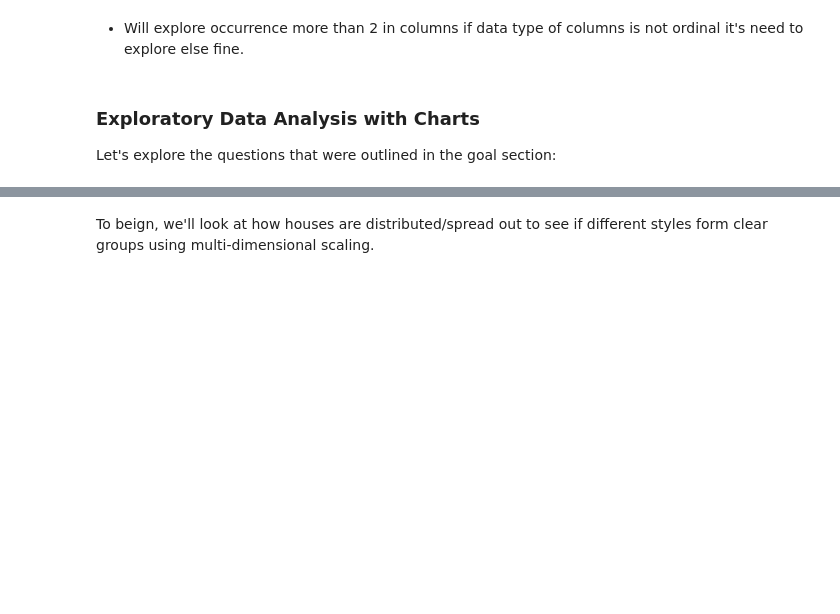
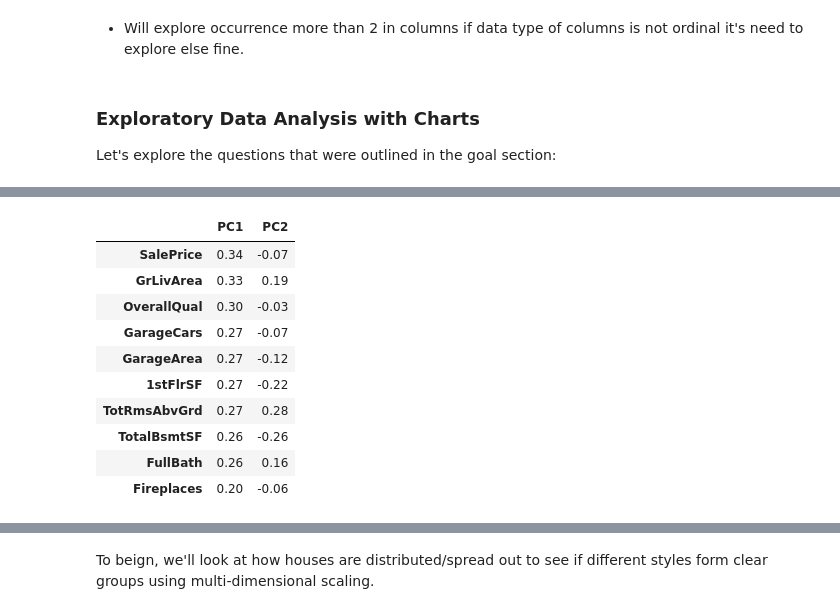
Before and after one commit to annugit1655/Real-Estate-Price-Prediction, a Jupyter notebook: Real-Estate-Price-Prediction/notebooks/EDA-house-part-1.ipynb, the cells around one changed output, grey strips where cells are left out. Drawn from its saved outputs; the diff is of its cells as text; code cells hidden in the pictures; blank space fills up the shorter version.

```diff
--- a/Real-Estate-Price-Prediction/notebooks/EDA-house-part-1.ipynb
+++ b/Real-Estate-Price-Prediction/notebooks/EDA-house-part-1.ipynb
@@ -322,0 +408,14 @@ plt.show()
+# %%
+pc_df.nlargest(10, columns=['PC1'])
+# %% [output]
+|  | PC1 | PC2 |
+| SalePrice | 0.34 | -0.07 |
+| GrLivArea | 0.33 | 0.19 |
+| OverallQual | 0.30 | -0.03 |
+| GarageCars | 0.27 | -0.07 |
+| GarageArea | 0.27 | -0.12 |
+| 1stFlrSF | 0.27 | -0.22 |
+| TotRmsAbvGrd | 0.27 | 0.28 |
+| TotalBsmtSF | 0.26 | -0.26 |
+| FullBath | 0.26 | 0.16 |
+| Fireplaces | 0.20 | -0.06 |
```
Also changed, not shown: parts of 19 cells of this notebook.
